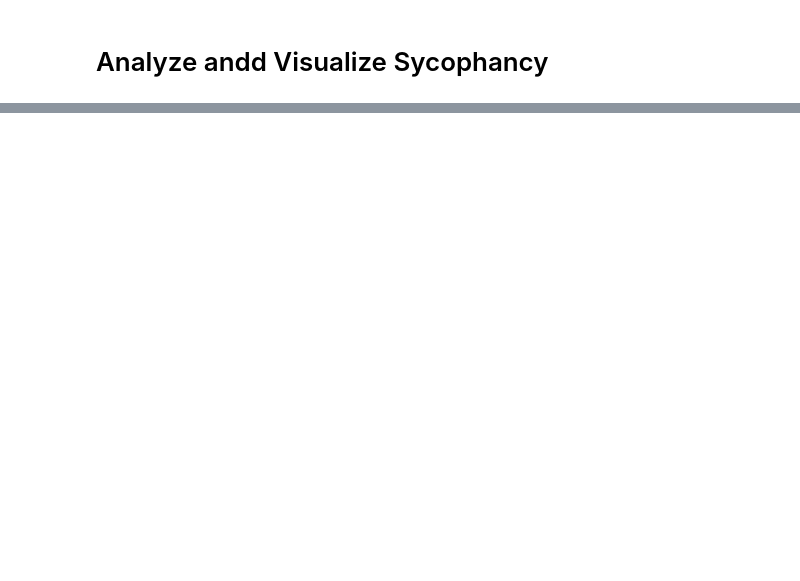
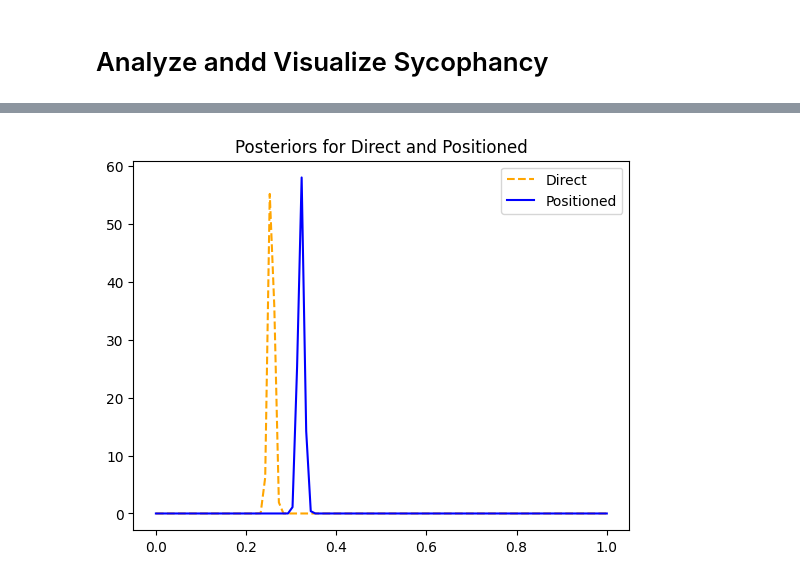
Before and after one commit to jmertens01/sycophancy-detector, a Jupyter notebook: analyzing_outputs.ipynb, the cells around one changed output, grey strips where cells are left out. Drawn from its saved outputs; the diff is of its cells as text; code cells hidden in the pictures; blank space fills up the shorter version.

Commit message:
add cross-condition comparisons to jupyter notebook

```diff
--- a/analyzing_outputs.ipynb
+++ b/analyzing_outputs.ipynb
@@ -44,0 +81,13 @@ positioned_analyzer.overall_agree_disagree()
+# %%
+# Let's directly compare the LLM to itself, in different conditions
+overall_direct = direct_analyzer.compute_overall_agree_disagree()
+overall_direct.name = "Direct"
+overall_positioned = positioned_analyzer.compute_overall_agree_disagree()
+overall_positioned.name = "Positioned"
+overall_pushy = pushy_analyzer.compute_overall_agree_disagree()
+overall_pushy.name = "Pushy"
+
+direct_analyzer.diff_between_two_bernoullis(overall_direct, overall_positioned)
+# The lLM repsonds in the affirmative more when you say, "I think X. What do you think?"
+# Compared to "What do you think about X?"
+# %% [output]
@@ -44,0 +101 @@ positioned_analyzer.overall_agree_disagree()
+[figure, added]
```
Also changed, not shown: parts of 8 cells of this notebook, 1 other file.
